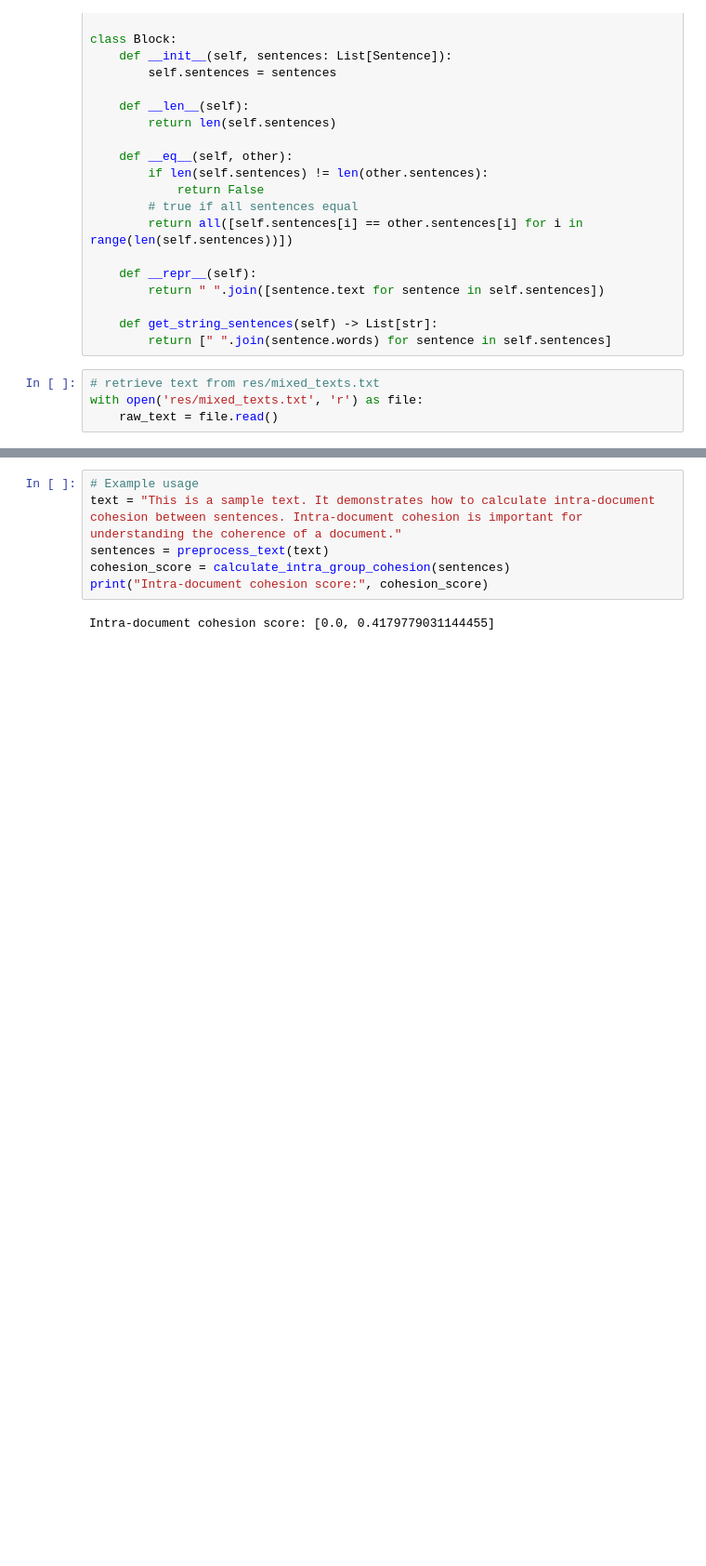
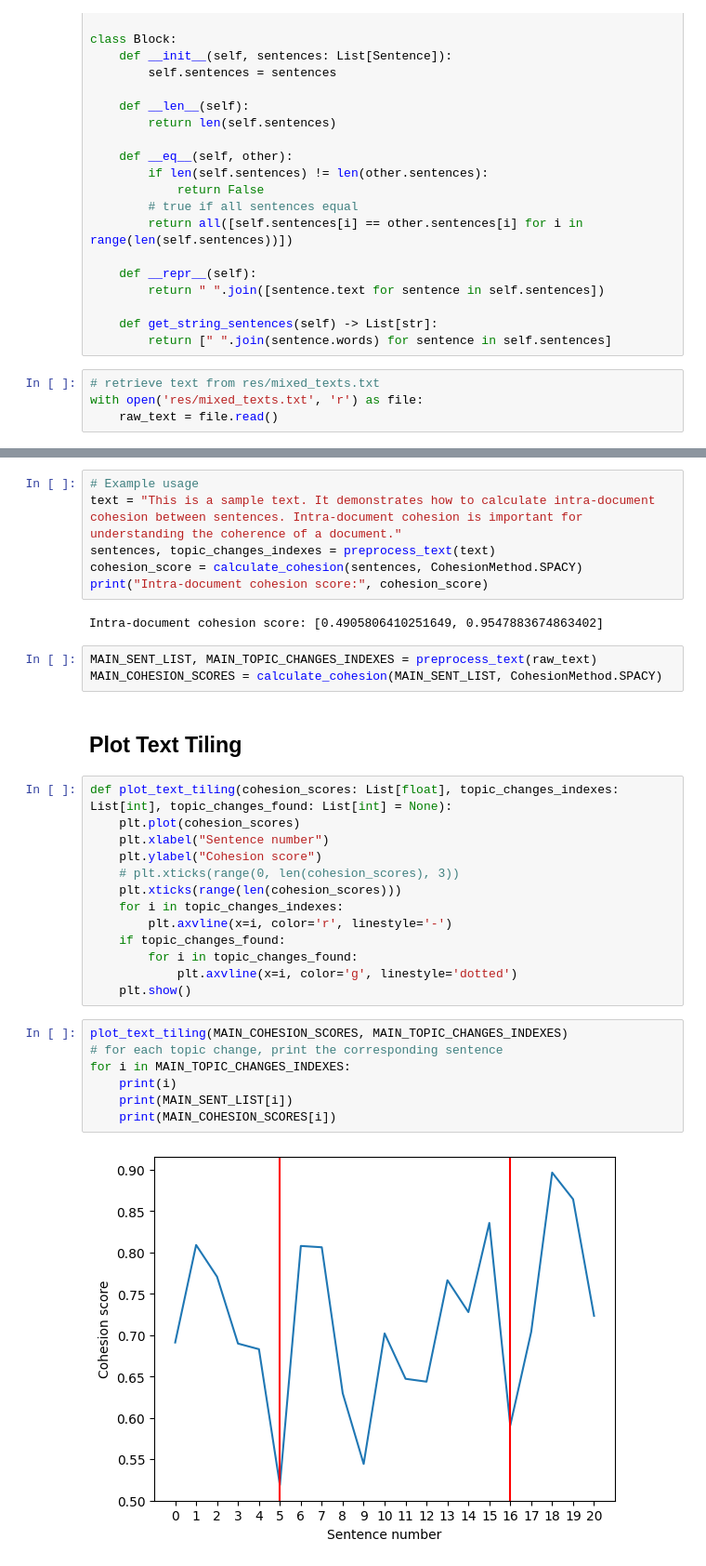
Before and after one commit to MarcoAmato/text_tiling, a Jupyter notebook: text_tiling.ipynb, the cells around one changed output, grey strips where cells are left out. Shown at 93% size. Cells and saved outputs as stored; diff of their text form; blank space fills up the shorter version.

Commit message:
Ended implementation. Added new methods for compute cohesion (overlap, spacy) and finding topic change points (lowest cohesion)
Co-authored-by: Marco Amato <MarcoAmato@users.noreply.github.com>

```diff
--- a/text_tiling.ipynb
+++ b/text_tiling.ipynb
@@ -139,8 +163,35 @@ def calculate_intra_group_cohesion(sentences: List[Sentence]) -> List[float]:
 # %%
 # Example usage
 text = "This is a sample text. It demonstrates how to calculate intra-document cohesion between sentences. Intra-document cohesion is important for understanding the coherence of a document."
-sentences = preprocess_text(text)
-cohesion_score = calculate_intra_group_cohesion(sentences)
+sentences, topic_changes_indexes = preprocess_text(text)
+cohesion_score = calculate_cohesion(sentences, CohesionMethod.SPACY)
 print("Intra-document cohesion score:", cohesion_score)
 # %% [output]
-Intra-document cohesion score: [0.0, 0.4179779031144455]
+Intra-document cohesion score: [0.4905806410251649, 0.9547883674863402]
+# %%
+MAIN_SENT_LIST, MAIN_TOPIC_CHANGES_INDEXES = preprocess_text(raw_text)
+MAIN_COHESION_SCORES = calculate_cohesion(MAIN_SENT_LIST, CohesionMethod.SPACY)
+# %% [markdown]
+## Plot Text Tiling
+# %%
+def plot_text_tiling(cohesion_scores: List[float], topic_changes_indexes: List[int], topic_changes_found: List[int] = None):
+    plt.plot(cohesion_scores)
+    plt.xlabel("Sentence number")
+    plt.ylabel("Cohesion score")
+    # plt.xticks(range(0, len(cohesion_scores), 3))
+    plt.xticks(range(len(cohesion_scores)))
+    for i in topic_changes_indexes:
+        plt.axvline(x=i, color='r', linestyle='-')
+    if topic_changes_found:
+        for i in topic_changes_found:
+            plt.axvline(x=i, color='g', linestyle='dotted')
+    plt.show()
+# %%
+plot_text_tiling(MAIN_COHESION_SCORES, MAIN_TOPIC_CHANGES_INDEXES)
+# for each topic change, print the corresponding sentence
+for i in MAIN_TOPIC_CHANGES_INDEXES:
+    print(i)
+    print(MAIN_SENT_LIST[i])
+    print(MAIN_COHESION_SCORES[i])
+# %% [output]
+[figure, added]
```
Also changed, not shown: parts of 23 cells of this notebook, 1 other file.
